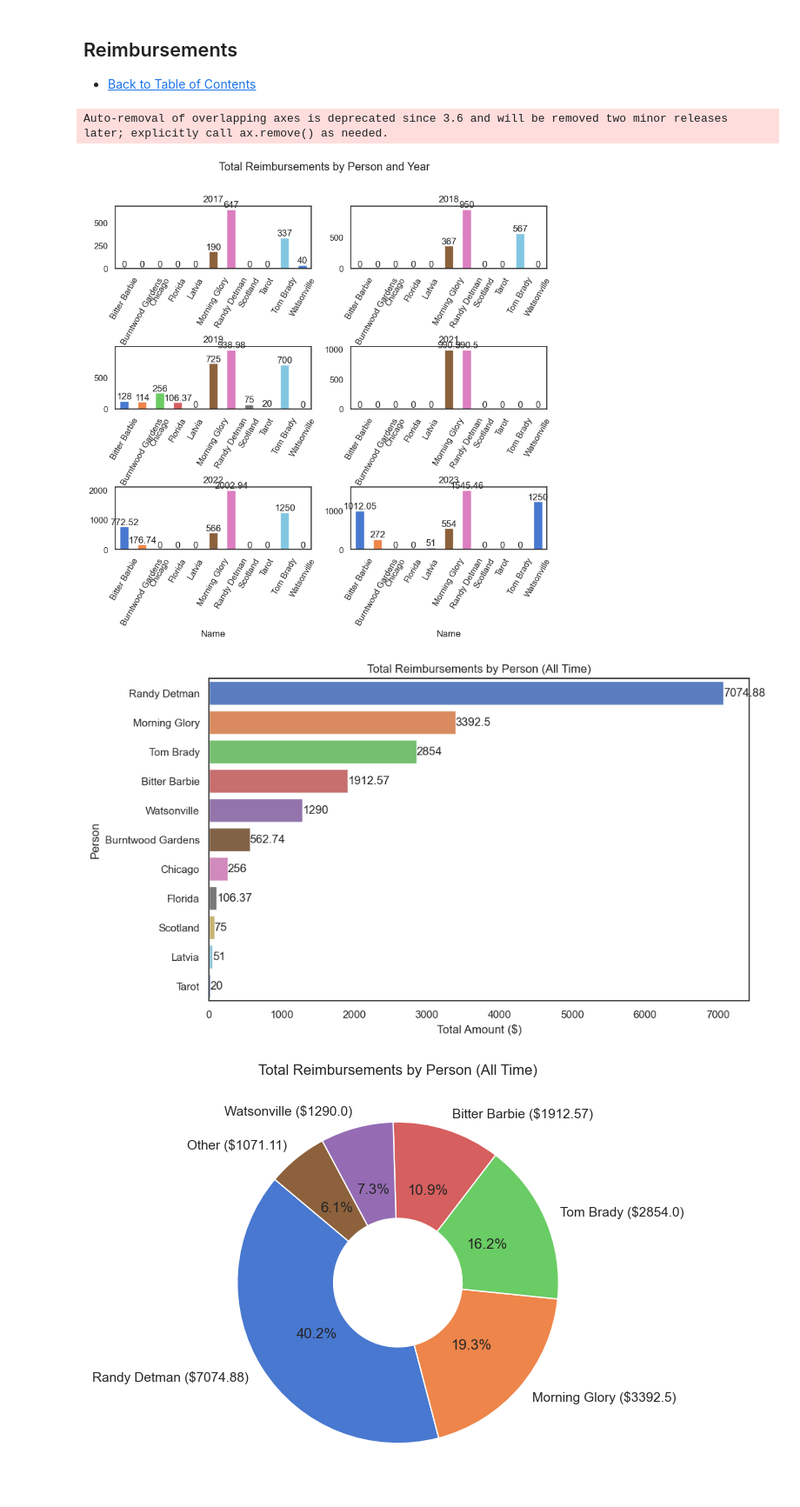
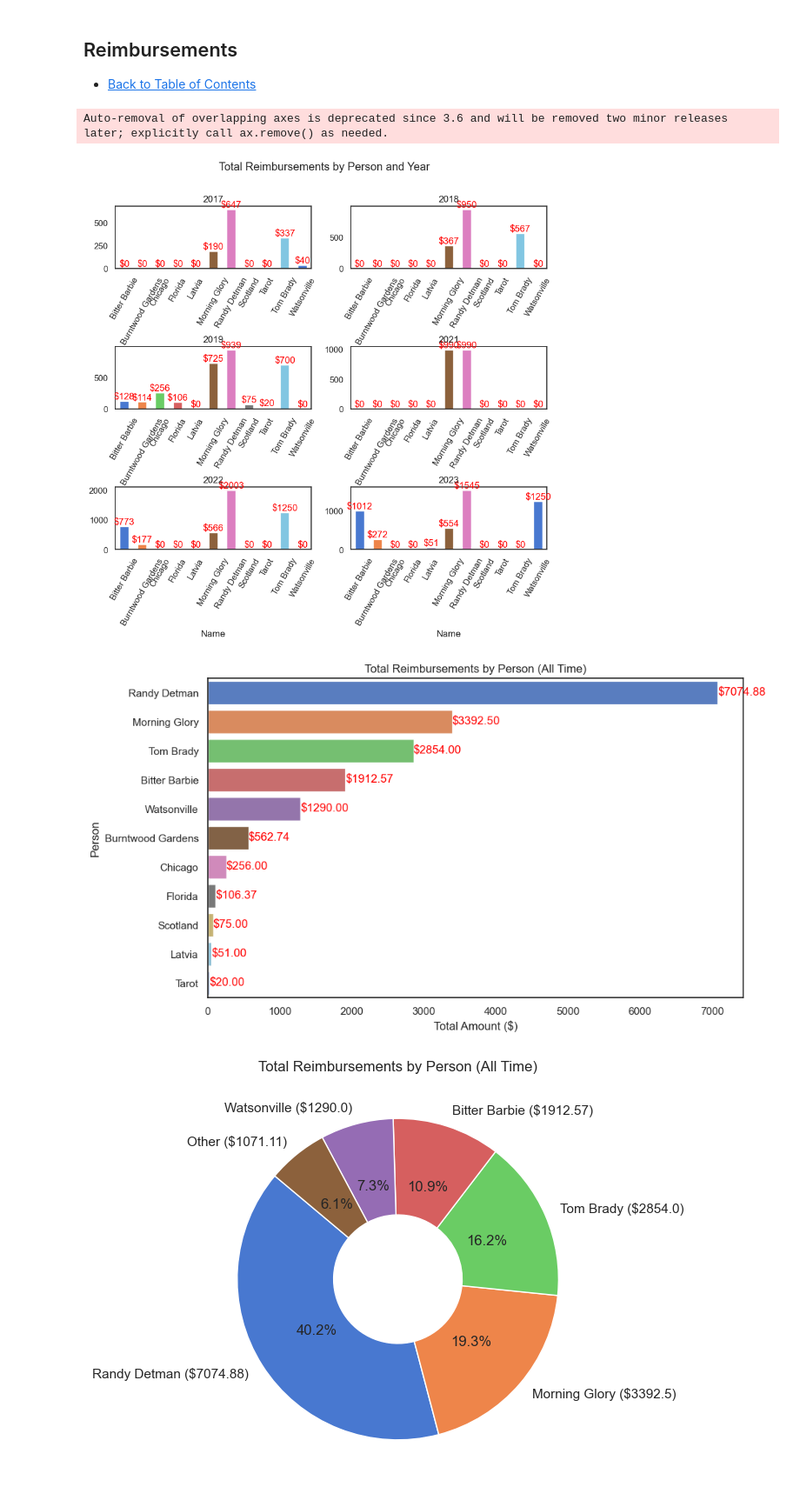
Before and after one commit to johbry17/Harvest-Party, a Jupyter notebook: exploratory_data_analysis.ipynb, the cells around one changed output. Shown at 87% size. Saved outputs shown, nothing was run; the diff lists cells and outputs as text; code cells hidden in the pictures.

```diff
--- a/exploratory_data_analysis.ipynb
+++ b/exploratory_data_analysis.ipynb
@@ -598,7 +638,7 @@ ax = sns.barplot(x="Amount", y="Category", data=df_cat_sum, palette="muted")
 
 # add labels
 for container in ax.containers:
-    ax.bar_label(container)
+    ax.bar_label(container, fmt='$%.2f', color='red')
 
 # format plot
 plt.title("Total Expenses by Category")
@@ -630,7 +672,7 @@ def format_label(value):
 
 # add labels
 for container in ax.containers:
-    ax.bar_label(container, fmt=format_label)
+    ax.bar_label(container, fmt=format_label, color='red')
 
 # format plot
 plt.title("Percentage of Total Expenses by Category")
@@ -855,7 +902,7 @@ for i, year in enumerate(df_cat.Year):
 
     # add labels
     for container in ax.containers:
-        ax.bar_label(container)
+        ax.bar_label(container, fmt='$%.0f', color='red')
 
     # format plot
     plt.title(year)
@@ -962,7 +1087,7 @@ for i, year in enumerate(reim_sum.Year):
 
     # add labels
     for container in ax.containers:
-        ax.bar_label(container)
+        ax.bar_label(container, fmt='$%.0f', color='red')
 
     # format plot
     plt.title(year)
@@ -976,7 +1101,7 @@ plt.suptitle("Total Reimbursements by Person and Year")
 plt.show()
 # %% [output]
 Auto-removal of overlapping axes is deprecated since 3.6 and will be removed two minor releases later; explicitly call ax.remove() as needed.
-[figure, old version]
+[figure, new version]
 # %%
 # # plot a bar chart of every person's total pay_outs by year
 # # this version doesn't throw a deprecation flag (Auto-removal of overlapping axes is deprecated since 3.6 and will be removed two minor releases later)
@@ -1018,26 +1143,26 @@ Auto-removal of overlapping axes is deprecated since 3.6 and will be removed two
 # %%
 # plot bar chart of every person's total pay_outs
 
 # group and sort sums by year
 reim_sum = reim_df.groupby("Name")["Paid"].sum().reset_index()
 reim_sum = reim_sum.sort_values("Paid", ascending=False)
 
 # plot the chart
 sns.set_theme(style="white")
 plt.figure(figsize=(10, 6))
 ax = sns.barplot(x="Paid", y="Name", data=reim_sum, palette="muted")
 
 # add labels
 for container in ax.containers:
-    ax.bar_label(container)
+    ax.bar_label(container, fmt='$%.2f', color='red')
 
 # format plot
 plt.title("Total Reimbursements by Person (All Time)")
 plt.xlabel("Total Amount ($)")
 plt.ylabel("Person")
 plt.show()
 # %% [output]
-[figure, old version]
+[figure, new version]
 # %%
 # plot pie chart of every person's total pay_outs
 
```
Also changed, not shown: parts of 58 cells of this notebook, 19 other files.
